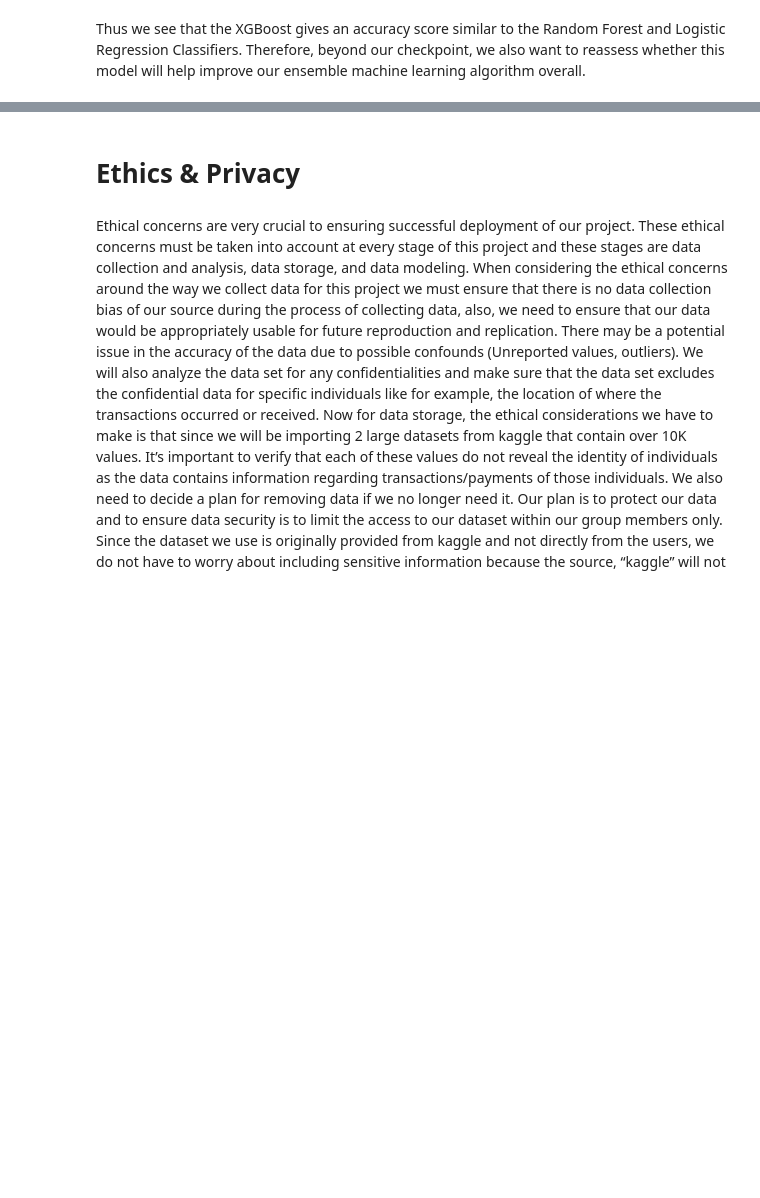
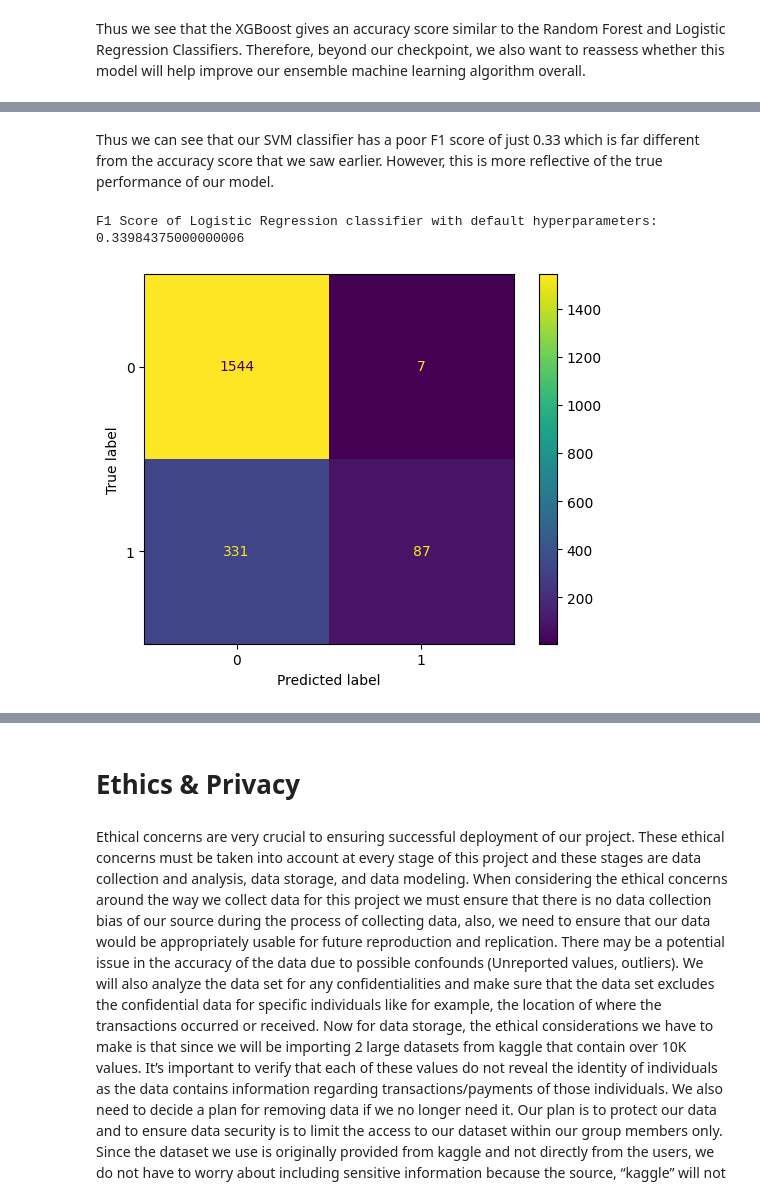
Before and after one commit to COGS118A/Group039-Wi23, a Jupyter notebook: CheckpointGroup039-Wi23.ipynb, the cells around one changed output, grey strips where cells are left out. Cells and saved outputs as stored; diff of their text form; code cells hidden in the pictures; blank space fills up the shorter version.

```diff
--- a/CheckpointGroup039-Wi23.ipynb
+++ b/CheckpointGroup039-Wi23.ipynb
@@ -516,6 +531,6 @@ log_reg_clf = LogisticRegression()
 log_reg_clf.fit(X_train, y_train)
 
 # 2.2 Making Predictions
-y_pred = log_reg_clf.predict(X_test)
+y_pred_logreg = log_reg_clf.predict(X_test)
 # %%
 # 2.3 Evaluating the Model
@@ -587,0 +638,12 @@ With these next steps, we are sure we will reach a conclusion of which features
+# %% [markdown]
+Thus we can see that our SVM classifier has a poor F1 score of just 0.33 which is far different from the accuracy score that we saw earlier. However, this is more reflective of the true performance of our model.
+# %%
+# Next evaluating our Logistic Regression model
+log_reg_f1 = f1_score(y_test, y_pred_logreg)
+print("F1 Score of Logistic Regression classifier with default hyperparameters:", log_reg_f1)
+disp = ConfusionMatrixDisplay(confusion_matrix(y_test, y_pred_logreg), display_labels=log_reg_clf.classes_)
+disp.plot()
+plt.show()
+# %% [output]
+F1 Score of Logistic Regression classifier with default hyperparameters: 0.33984375000000006
+[figure, added]
```
Also changed, not shown: parts of 60 cells of this notebook, 1 other file.
